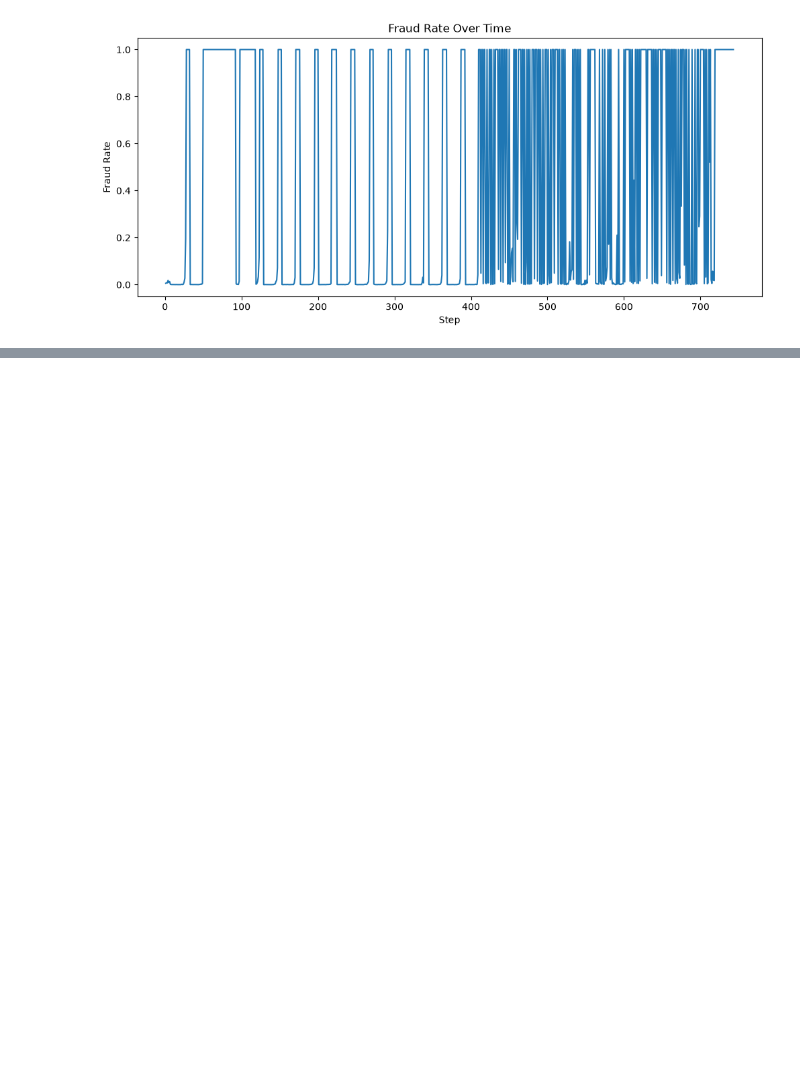
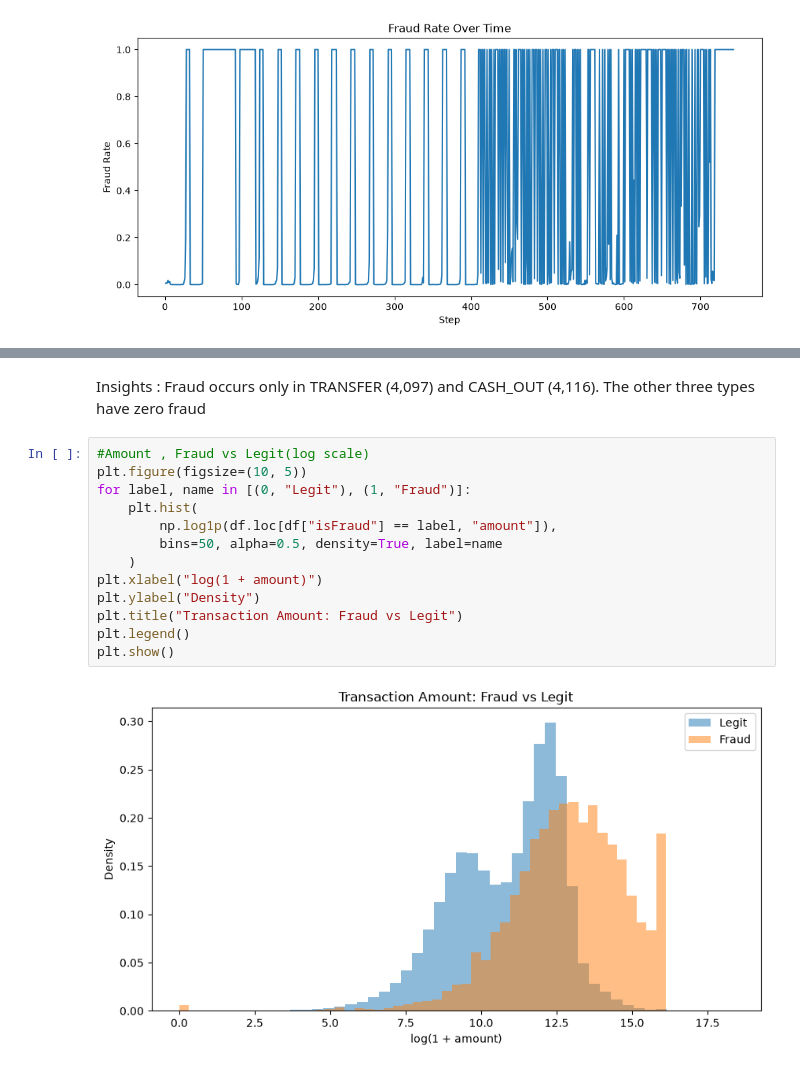
Before and after one commit to Bishesh-P/Real-Time-Fraud-detection-pipeline, a Jupyter notebook: notebooks/01_eda_notebooks.ipynb, the cells around one changed output, grey strips where cells are left out. Cells and saved outputs as stored; diff of their text form; blank space fills up the shorter version.

Commit message:
EDA Completed and get insights from data

```diff
--- a/notebooks/01_eda_notebooks.ipynb
+++ b/notebooks/01_eda_notebooks.ipynb
@@ -178,0 +204,17 @@ plt.show()
+# %% [markdown]
+Insights : Fraud occurs only in TRANSFER (4,097) and CASH_OUT (4,116). The other three types have zero fraud
+# %%
+#Amount , Fraud vs Legit(log scale)
+plt.figure(figsize=(10, 5))
+for label, name in [(0, "Legit"), (1, "Fraud")]:
+    plt.hist(
+        np.log1p(df.loc[df["isFraud"] == label, "amount"]),
+        bins=50, alpha=0.5, density=True, label=name
+    )
+plt.xlabel("log(1 + amount)")
+plt.ylabel("Density")
+plt.title("Transaction Amount: Fraud vs Legit")
+plt.legend()
+plt.show()
+# %% [output]
+[figure, added]
```
Also changed, not shown: parts of 14 cells of this notebook.
